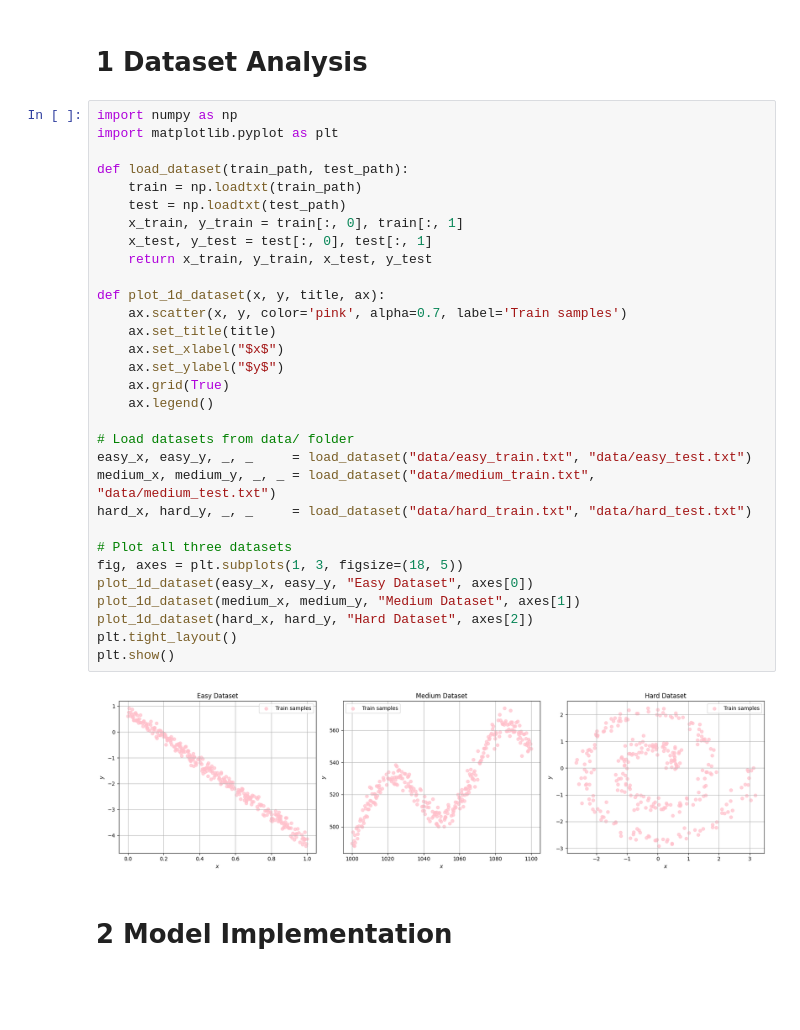
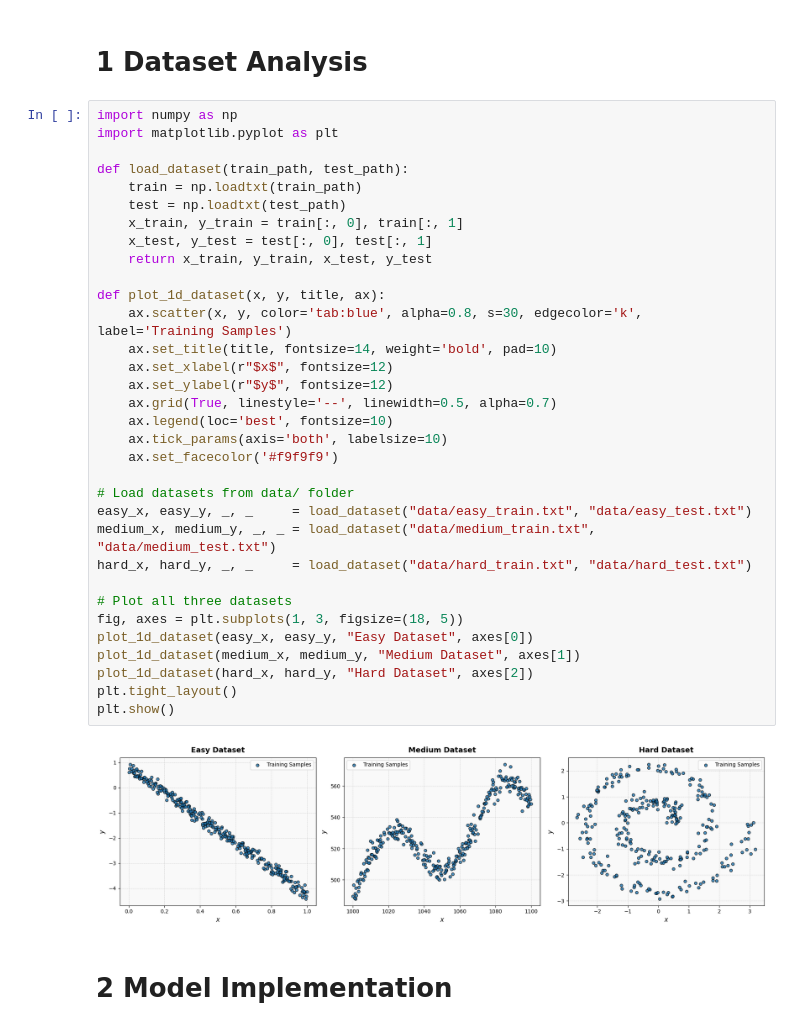
Before and after one commit to sudeonder/CS550-HW3, a Jupyter notebook: main.ipynb, the cells around one changed output. Cells and saved outputs as stored; diff of their text form; blank space fills up the shorter version.

Commit message:
plots fixed

```diff
--- a/main.ipynb
+++ b/main.ipynb
@@ -3,36 +3,38 @@
 # %%
 import numpy as np
 import matplotlib.pyplot as plt
 
 def load_dataset(train_path, test_path):
     train = np.loadtxt(train_path)
     test = np.loadtxt(test_path)
     x_train, y_train = train[:, 0], train[:, 1]
     x_test, y_test = test[:, 0], test[:, 1]
     return x_train, y_train, x_test, y_test
 
 def plot_1d_dataset(x, y, title, ax):
-    ax.scatter(x, y, color='pink', alpha=0.7, label='Train samples')
-    ax.set_title(title)
-    ax.set_xlabel("$x$")
-    ax.set_ylabel("$y$")
-    ax.grid(True)
-    ax.legend()
+    ax.scatter(x, y, color='tab:blue', alpha=0.8, s=30, edgecolor='k', label='Training Samples')
+    ax.set_title(title, fontsize=14, weight='bold', pad=10)
+    ax.set_xlabel(r"$x$", fontsize=12)
+    ax.set_ylabel(r"$y$", fontsize=12)
+    ax.grid(True, linestyle='--', linewidth=0.5, alpha=0.7)
+    ax.legend(loc='best', fontsize=10)
+    ax.tick_params(axis='both', labelsize=10)
+    ax.set_facecolor('#f9f9f9')
 
 # Load datasets from data/ folder
 easy_x, easy_y, _, _     = load_dataset("data/easy_train.txt", "data/easy_test.txt")
 medium_x, medium_y, _, _ = load_dataset("data/medium_train.txt", "data/medium_test.txt")
 hard_x, hard_y, _, _     = load_dataset("data/hard_train.txt", "data/hard_test.txt")
 
 # Plot all three datasets
 fig, axes = plt.subplots(1, 3, figsize=(18, 5))
 plot_1d_dataset(easy_x, easy_y, "Easy Dataset", axes[0])
 plot_1d_dataset(medium_x, medium_y, "Medium Dataset", axes[1])
 plot_1d_dataset(hard_x, hard_y, "Hard Dataset", axes[2])
 plt.tight_layout()
 plt.show()
 # %% [output]
-[figure, old version]
+[figure, new version]
 # %% [markdown]
 # 2 Model Implementation
 # %%
```
Also changed, not shown: parts of 8 cells of this notebook.
